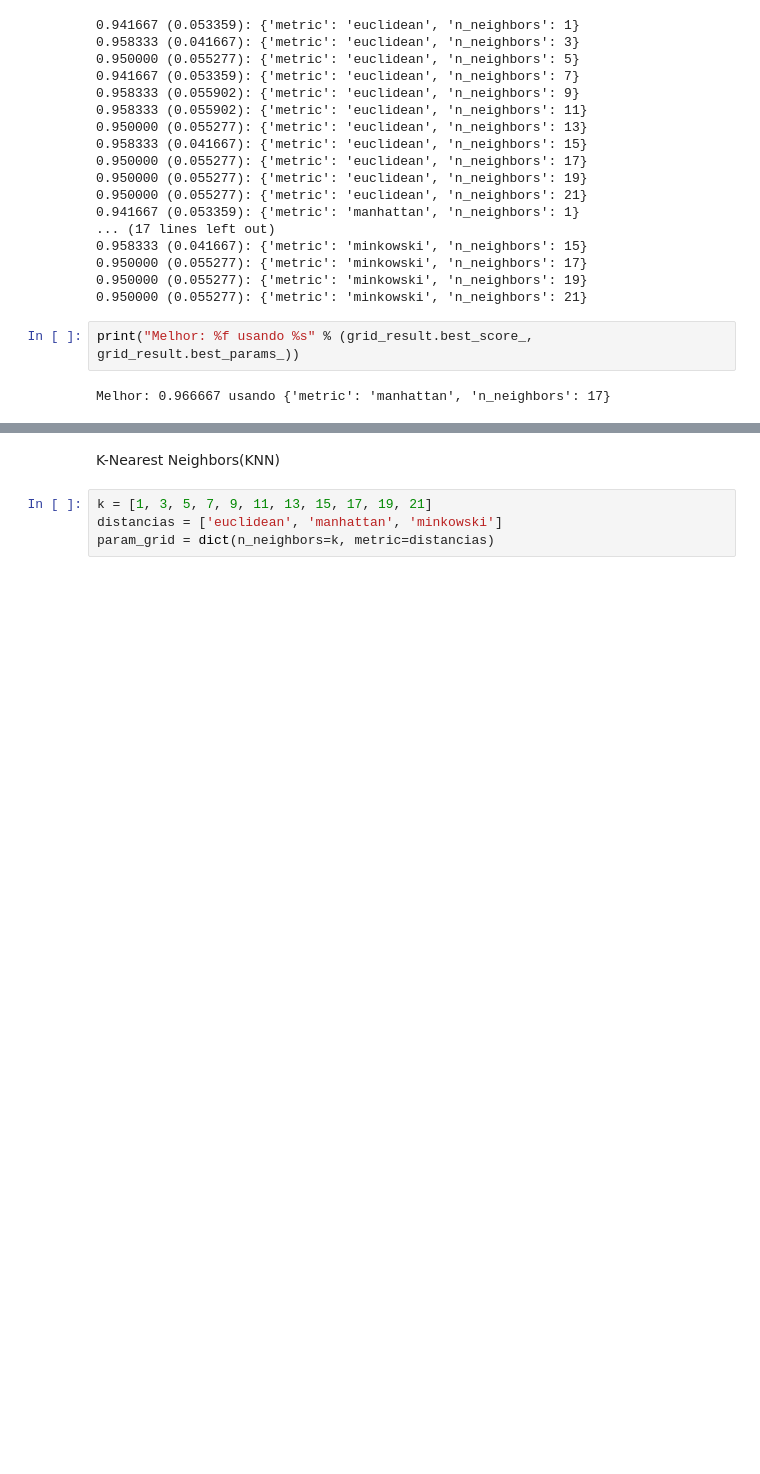
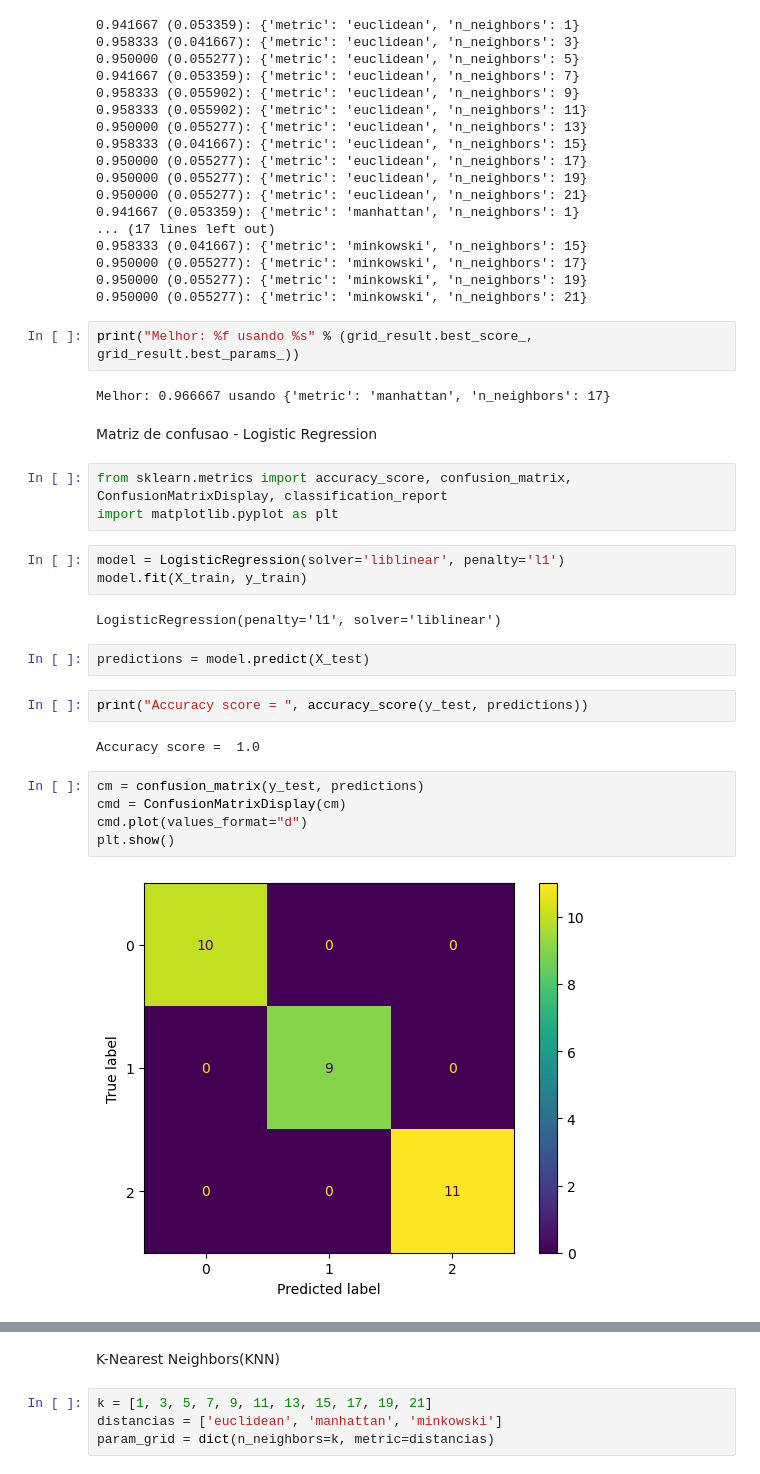
Before and after one commit to thiago-laza/dados-treina, a Jupyter notebook: treina-dados/estudo01.ipynb, the cells around one changed output, grey strips where cells are left out. Drawn from its saved outputs; the diff is of its cells as text; blank space fills up the shorter version.

```diff
--- a/treina-dados/estudo01.ipynb
+++ b/treina-dados/estudo01.ipynb
@@ -468,3 +468,26 @@ for mean, stdev, param in zip(means, stds, params):
 print("Melhor: %f usando %s" % (grid_result.best_score_, grid_result.best_params_))
 # %% [output]
 Melhor: 0.966667 usando {'metric': 'manhattan', 'n_neighbors': 17}
+# %% [markdown]
+Matriz de confusao - Logistic Regression
+# %%
+from sklearn.metrics import accuracy_score, confusion_matrix, ConfusionMatrixDisplay, classification_report
+import matplotlib.pyplot as plt
+# %%
+model = LogisticRegression(solver='liblinear', penalty='l1')
+model.fit(X_train, y_train)
+# %% [output]
+LogisticRegression(penalty='l1', solver='liblinear')
+# %%
+predictions = model.predict(X_test)
+# %%
+print("Accuracy score = ", accuracy_score(y_test, predictions))
+# %% [output]
+Accuracy score =  1.0
+# %%
+cm = confusion_matrix(y_test, predictions)
+cmd = ConfusionMatrixDisplay(cm)
+cmd.plot(values_format="d")
+plt.show()
+# %% [output]
+[figure, added]
```
Also changed, not shown: parts of 18 cells of this notebook.
